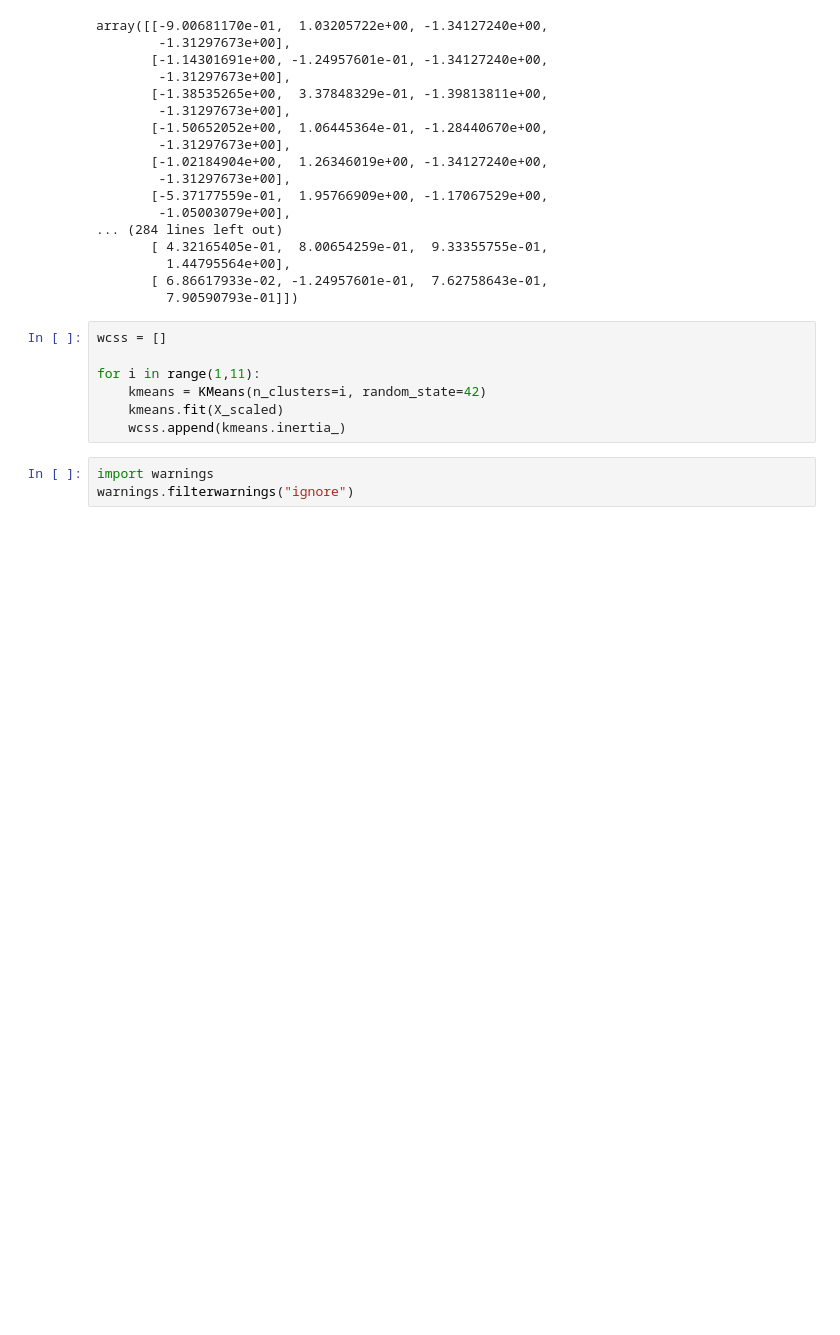
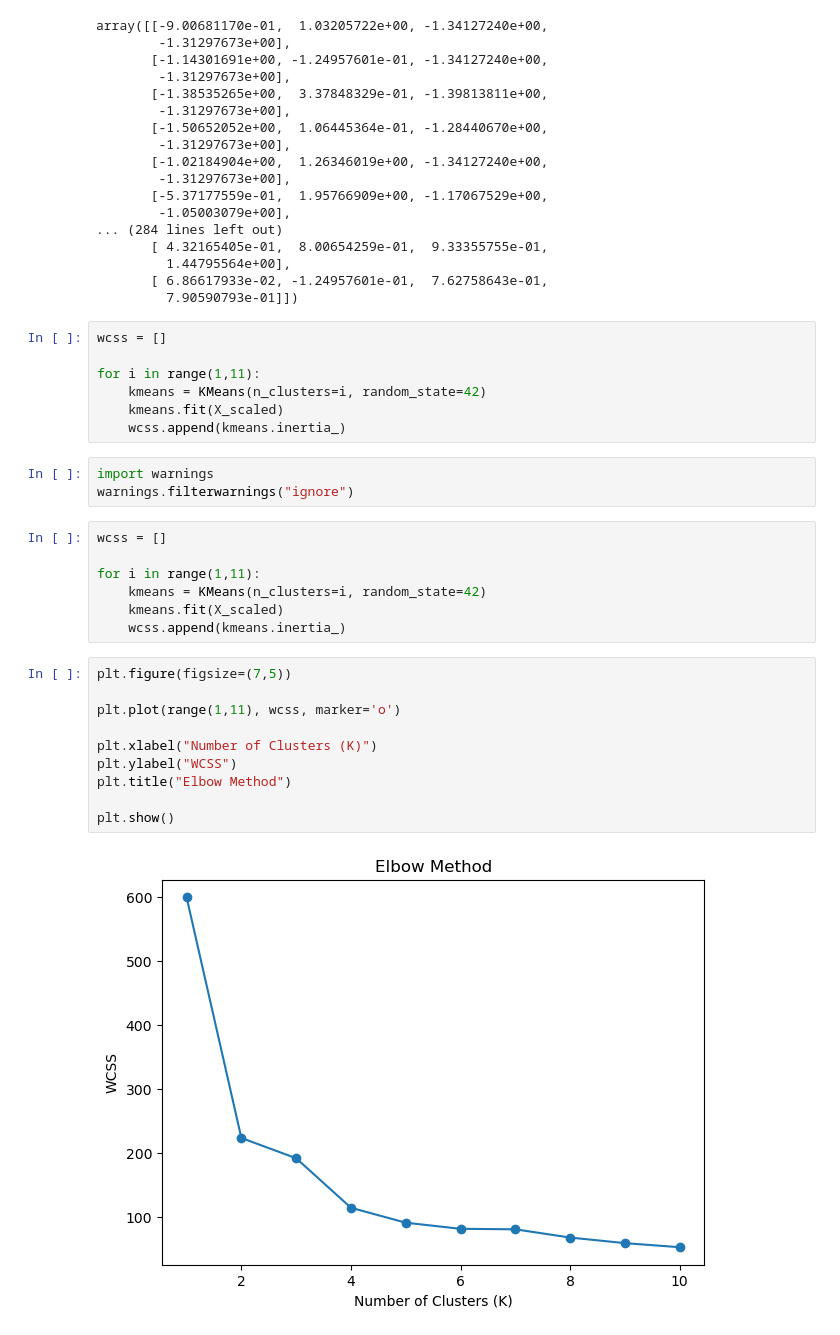
Before and after one commit to sushma-dwi/AI_ML_INTERNSHIP, a Jupyter notebook: Week_3/Iris_Clustering.ipynb, the cells around one changed output. Drawn from its saved outputs; the diff is of its cells as text; blank space fills up the shorter version.

```diff
--- a/Week_3/Iris_Clustering.ipynb
+++ b/Week_3/Iris_Clustering.ipynb
@@ -115,3 +115,22 @@ for i in range(1,11):
 # %%
 import warnings
 warnings.filterwarnings("ignore")
+# %%
+wcss = []
+
+for i in range(1,11):
+    kmeans = KMeans(n_clusters=i, random_state=42)
+    kmeans.fit(X_scaled)
+    wcss.append(kmeans.inertia_)
+# %%
+plt.figure(figsize=(7,5))
+
+plt.plot(range(1,11), wcss, marker='o')
+
+plt.xlabel("Number of Clusters (K)")
+plt.ylabel("WCSS")
+plt.title("Elbow Method")
+
+plt.show()
+# %% [output]
+[figure, added]
```
Also changed, not shown: parts of 8 cells of this notebook, 4 other files.
